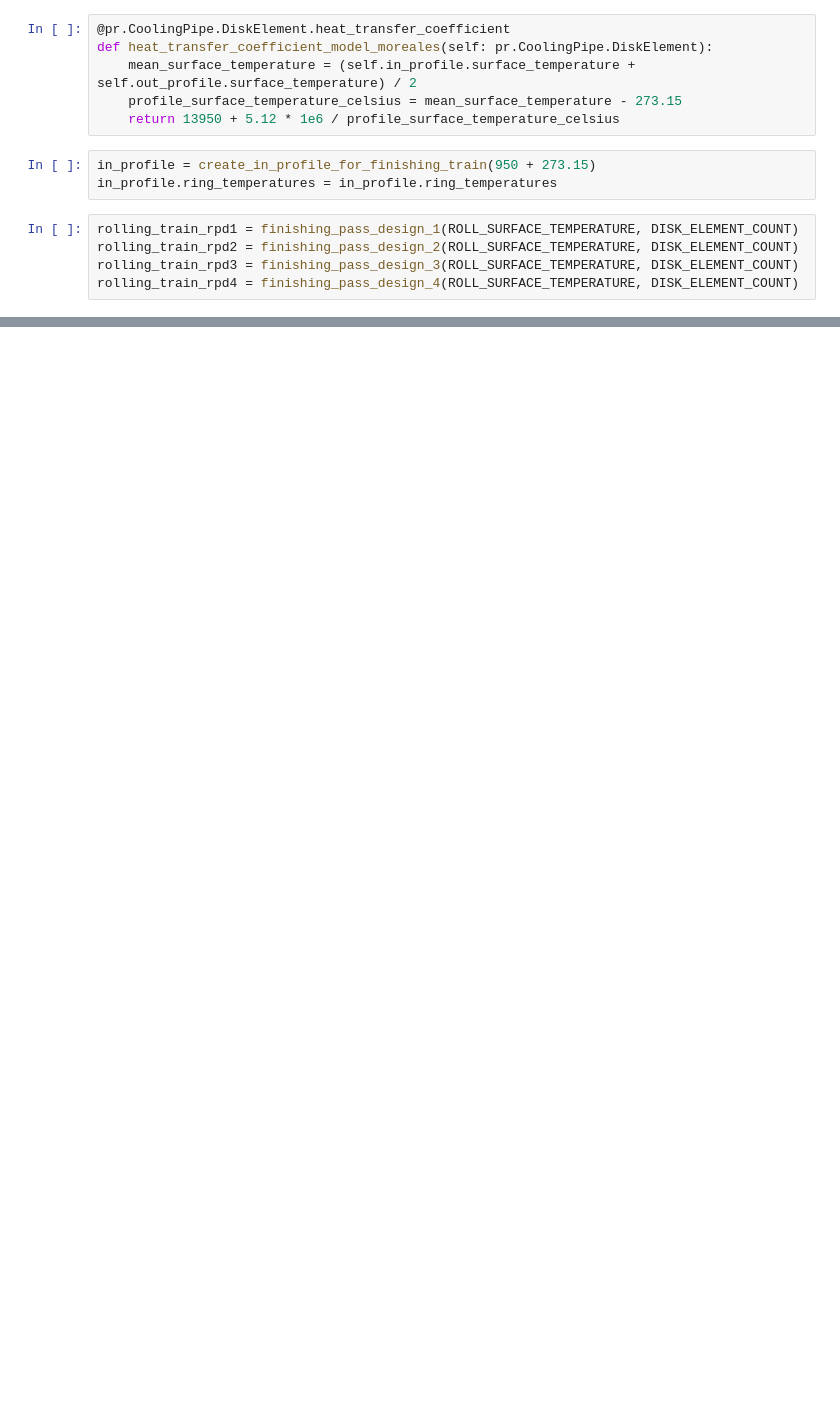
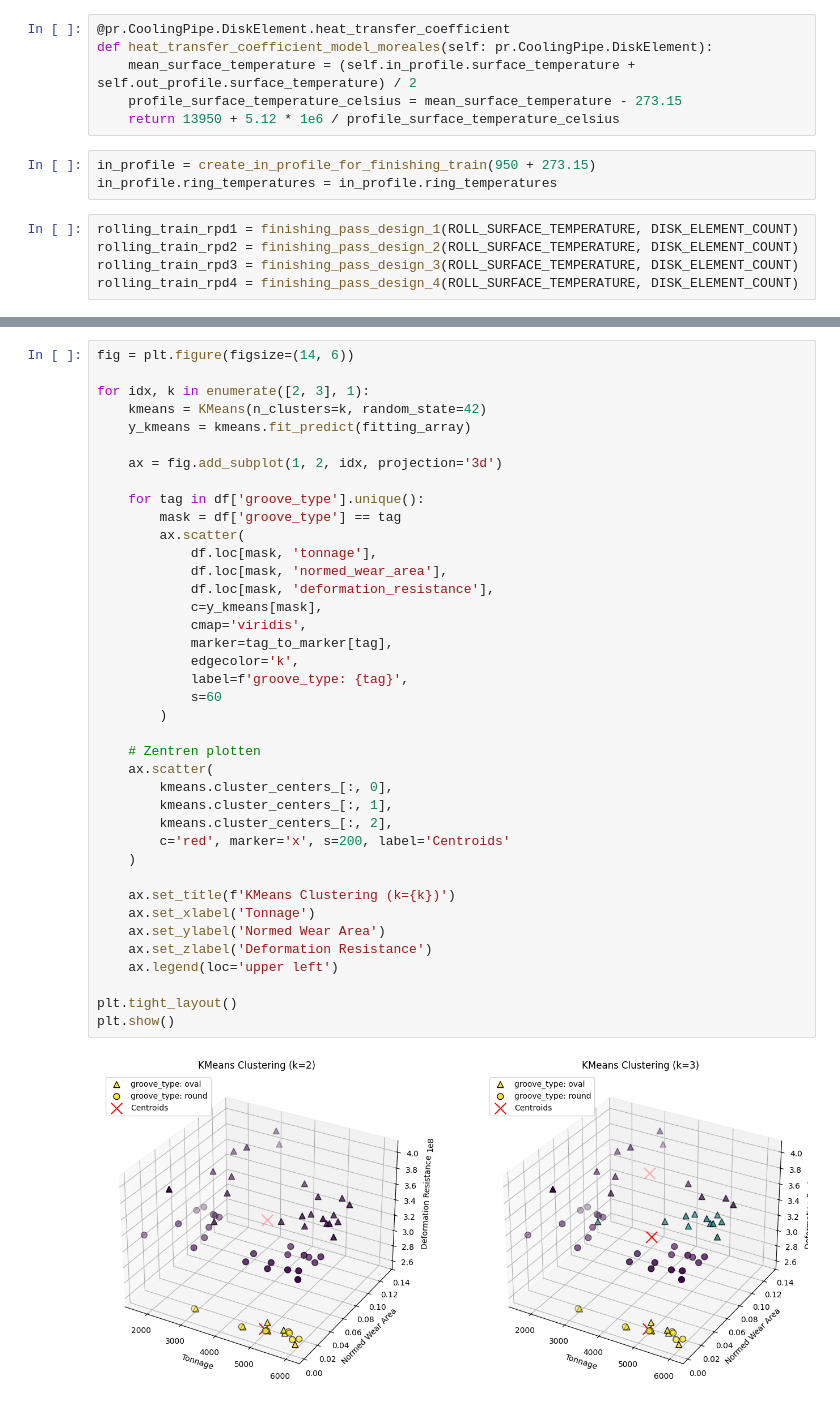
Before and after one commit to ChRen95/phd-thesis-fitting-wear-coefficient, a Jupyter notebook: data_clustering_pre_clustering.ipynb, the cells around one changed output, grey strips where cells are left out. Cells and saved outputs as stored; diff of their text form; blank space fills up the shorter version.

```diff
--- a/data_clustering_pre_clustering.ipynb
+++ b/data_clustering_pre_clustering.ipynb
@@ -87,0 +194,41 @@ def calculate_wear_areas():
+# %%
+fig = plt.figure(figsize=(14, 6))
+
+for idx, k in enumerate([2, 3], 1):
+    kmeans = KMeans(n_clusters=k, random_state=42)
+    y_kmeans = kmeans.fit_predict(fitting_array)
+
+    ax = fig.add_subplot(1, 2, idx, projection='3d')
+
+    for tag in df['groove_type'].unique():
+        mask = df['groove_type'] == tag
+        ax.scatter(
+            df.loc[mask, 'tonnage'],
+            df.loc[mask, 'normed_wear_area'],
+            df.loc[mask, 'deformation_resistance'],
+            c=y_kmeans[mask],
+            cmap='viridis',
+            marker=tag_to_marker[tag],
+            edgecolor='k',
+            label=f'groove_type: {tag}',
+            s=60
+        )
+
+    # Zentren plotten
+    ax.scatter(
+        kmeans.cluster_centers_[:, 0],
+        kmeans.cluster_centers_[:, 1],
+        kmeans.cluster_centers_[:, 2],
+        c='red', marker='x', s=200, label='Centroids'
+    )
+
+    ax.set_title(f'KMeans Clustering (k={k})')
+    ax.set_xlabel('Tonnage')
+    ax.set_ylabel('Normed Wear Area')
+    ax.set_zlabel('Deformation Resistance')
+    ax.legend(loc='upper left')
+
+plt.tight_layout()
+plt.show()
+# %% [output]
+[figure, added]
```
Also changed, not shown: parts of 13 cells of this notebook, 2 other files.
